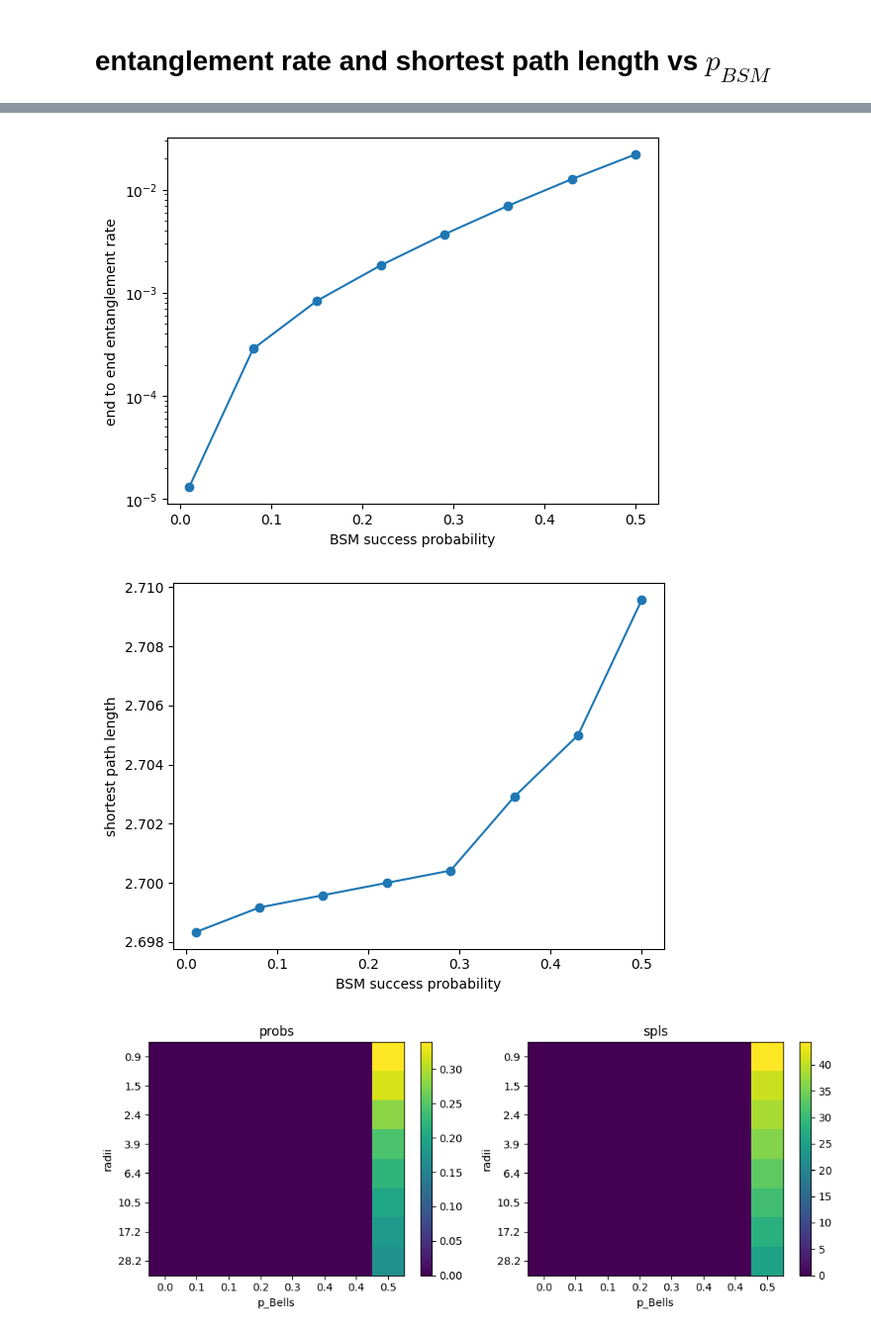
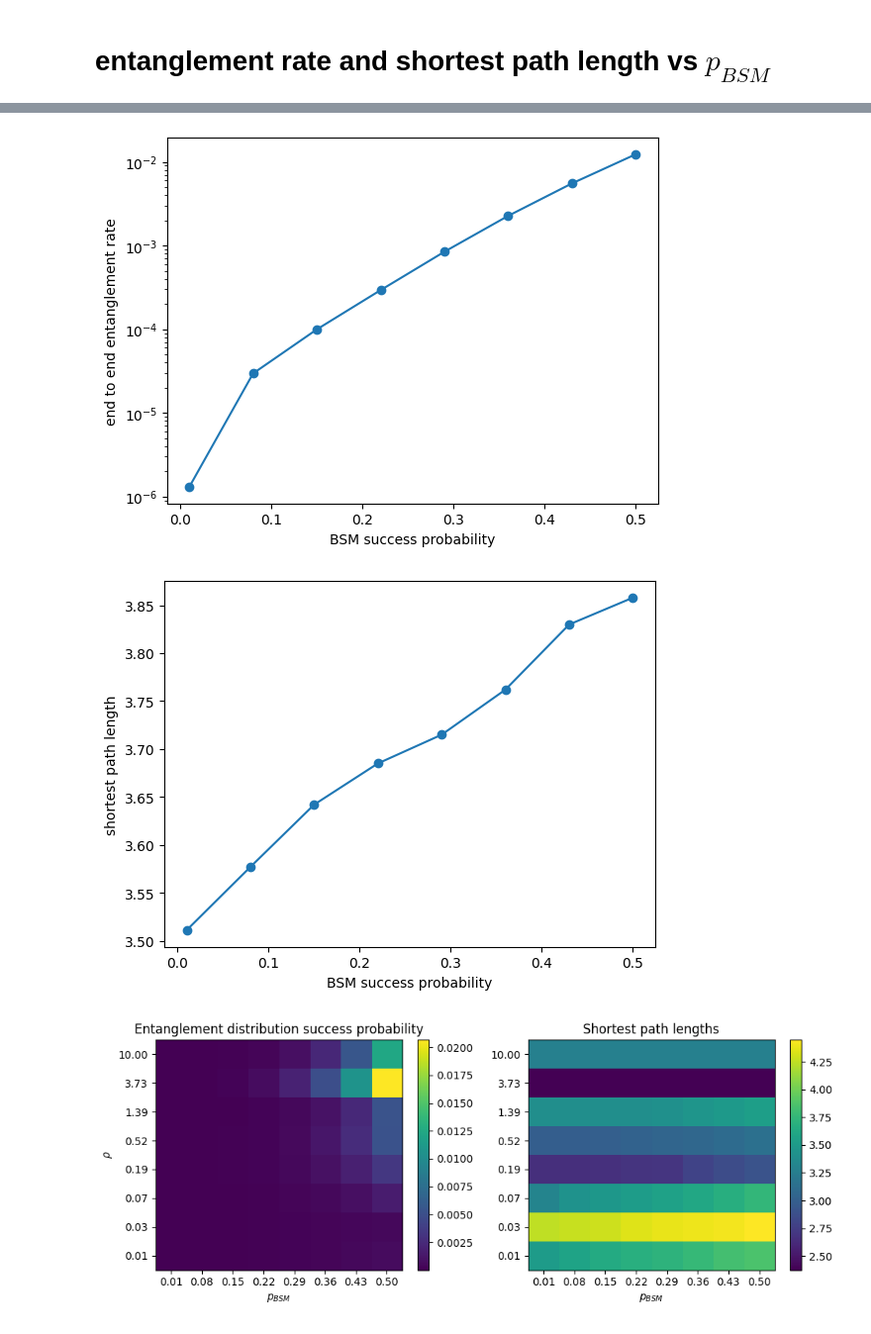
Before and after one commit to lucamar91/qkd_networks, a Jupyter notebook: qrep_nets.ipynb, the cells around one changed output, grey strips where cells are left out. Shown at 99% size. Saved outputs shown, nothing was run; the diff lists cells and outputs as text; code cells hidden in the pictures.

```diff
--- a/qrep_nets.ipynb
+++ b/qrep_nets.ipynb
@@ -72,7 +76,7 @@ N=100
 
 pBell = 0.5
 
-rhos = 0.14*10**np.linspace(-2.3,-1.9,5)
+rhos = 0.14*10**np.linspace(-2,2,10)
 radii = np.sqrt(N/4/np.pi/rhos)
 
 # for it in range(n_iter):    # indent back below for multiple iterations
@@ -103,4 +107,6 @@ for radius in radii:
 plot_network(coords, T, 1, filename='earth_radius%.2f' % radius)    # drawing the last network, just for visualization
 
 plt.plot(radii, probs, marker='o')
+plt.xlabel('radius')
+plt.ylabel('end to end entanglement rate')
 # %% [output]
@@ -211,53 +220,53 @@ heatmap_spls /= n_iter*N
 
 # plot_network(coords, T, 1, filename='earth_radius%.2f' % radius)    # drawing the last network, just for visualization
 
-plt.plot(p_Bells, [np.average(all_probs[pb]) for pb in p_Bells], marker='o')
+plt.plot(p_Bells, heatmap_probs[-1], marker='o')
 plt.yscale('log')
 plt.ylabel('end to end entanglement rate')
 plt.xlabel('BSM success probability')
 
 plt.figure(2)
-plt.plot(p_Bells, [np.average(all_spls[pb]) for pb in p_Bells], marker='o')
+plt.plot(p_Bells, heatmap_spls[0], marker='o')
 plt.ylabel('shortest path length')
 plt.xlabel('BSM success probability')
 
 import matplotlib.pyplot as plt
 import numpy as np
 
 fig, axes = plt.subplots(1, 2, figsize=(10, 4))
 
 # format labels (1 decimal)
-xticklabels = [f"{v:.1f}" for v in p_Bells]
-yticklabels = [f"{v:.1f}" for v in radii]
+xticklabels = [f"{v:.2f}" for v in p_Bells]
+yticklabels = [f"{v:.2f}" for v in rhos]
 
 # heatmap 1
 im0 = axes[0].imshow(heatmap_probs, cmap='viridis', origin='lower', aspect='auto')
-axes[0].set_title('probs')
-axes[0].set_xlabel('p_Bells')
-axes[0].set_ylabel('radii')
+axes[0].set_title('Entanglement distribution success probability')
+axes[0].set_xlabel(r'$p_{BSM}$')
+axes[0].set_ylabel(r'$\rho$')
 axes[0].set_xticks(range(len(p_Bells)))
 axes[0].set_xticklabels(xticklabels)
-axes[0].set_yticks(range(len(radii)))
+axes[0].set_yticks(range(len(rhos)))
 axes[0].set_yticklabels(yticklabels)
 plt.colorbar(im0, ax=axes[0])
 
 # heatmap 2
 im1 = axes[1].imshow(heatmap_spls, cmap='viridis', origin='lower', aspect='auto')
-axes[1].set_title('spls')
-axes[1].set_xlabel('p_Bells')
-axes[1].set_ylabel('radii')
+axes[1].set_title('Shortest path lengths')
+axes[1].set_xlabel(r'$p_{BSM}$')
+axes[0].set_ylabel(r'$\rho$')
 axes[1].set_xticks(range(len(p_Bells)))
 axes[1].set_xticklabels(xticklabels)
-axes[1].set_yticks(range(len(radii)))
+axes[1].set_yticks(range(len(rhos)))
 axes[1].set_yticklabels(yticklabels)
 plt.colorbar(im1, ax=axes[1])
 
 plt.tight_layout()
 plt.show()
 
 # print(heatmap_probs)
 # print(heatmap_spls)
 # %% [output]
-[figure, old version]
+[figure, new version]
-[figure, old version]
+[figure, new version]
-[figure, old version]
+[figure, new version]
```
Also changed, not shown: parts of 5 cells of this notebook, 3 other files.
